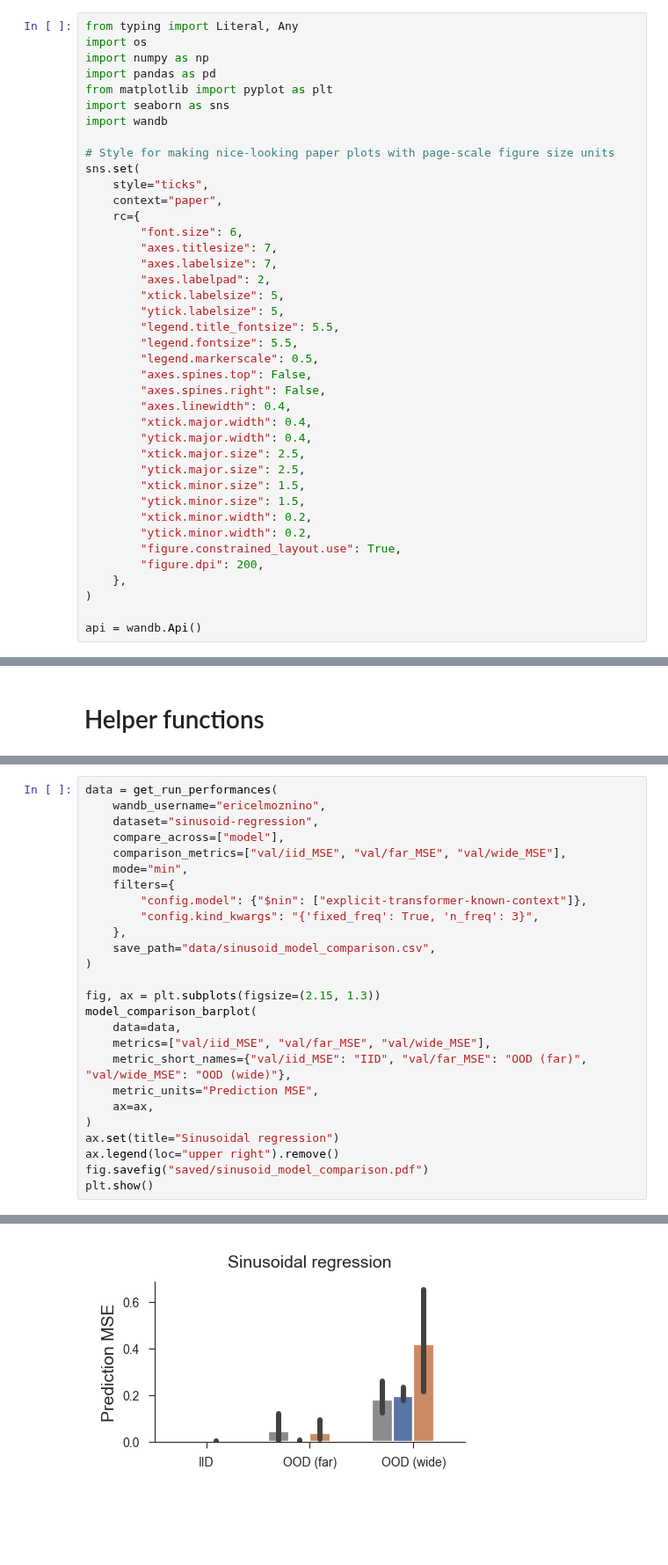
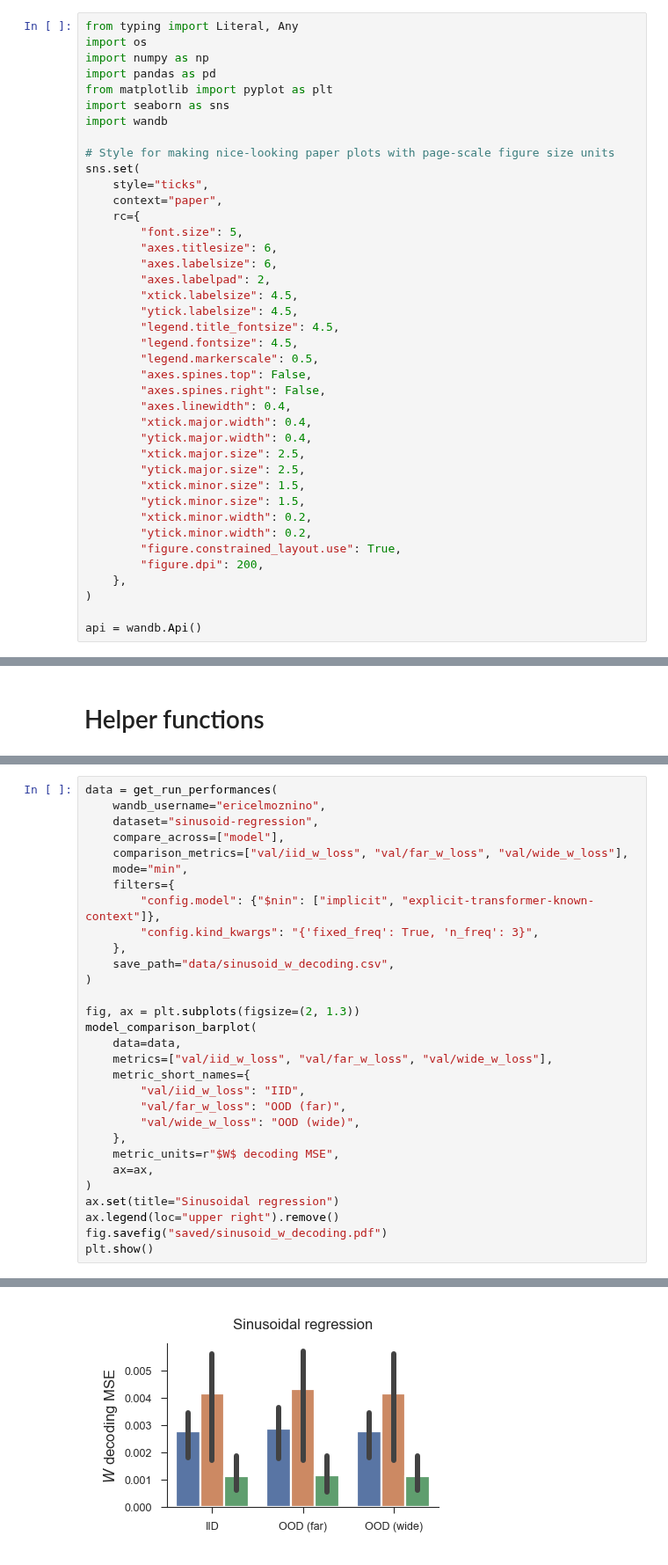
Before and after one commit to EricElmoznino/explicit_implicit_icl, a Jupyter notebook: notebooks/paper/figures.ipynb, the cells around one changed output, grey strips where cells are left out. Shown at 88% size. Drawn from its saved outputs; the diff is of its cells as text; blank space fills up the shorter version.

```diff
--- a/notebooks/paper/figures.ipynb
+++ b/notebooks/paper/figures.ipynb
@@ -16,14 +16,14 @@ sns.set(
     style="ticks",
     context="paper",
     rc={
-        "font.size": 6,
-        "axes.titlesize": 7,
-        "axes.labelsize": 7,
+        "font.size": 5,
+        "axes.titlesize": 6,
+        "axes.labelsize": 6,
         "axes.labelpad": 2,
-        "xtick.labelsize": 5,
-        "ytick.labelsize": 5,
-        "legend.title_fontsize": 5.5,
-        "legend.fontsize": 5.5,
+        "xtick.labelsize": 4.5,
+        "ytick.labelsize": 4.5,
+        "legend.title_fontsize": 4.5,
+        "legend.fontsize": 4.5,
         "legend.markerscale": 0.5,
         "axes.spines.top": False,
         "axes.spines.right": False,
@@ -340,25 +606,29 @@ data = get_run_performances(
     wandb_username="ericelmoznino",
     dataset="sinusoid-regression",
     compare_across=["model"],
-    comparison_metrics=["val/iid_MSE", "val/far_MSE", "val/wide_MSE"],
+    comparison_metrics=["val/iid_w_loss", "val/far_w_loss", "val/wide_w_loss"],
     mode="min",
     filters={
-        "config.model": {"$nin": ["explicit-transformer-known-context"]},
+        "config.model": {"$nin": ["implicit", "explicit-transformer-known-context"]},
         "config.kind_kwargs": "{'fixed_freq': True, 'n_freq': 3}",
     },
-    save_path="data/sinusoid_model_comparison.csv",
+    save_path="data/sinusoid_w_decoding.csv",
 )
 
-fig, ax = plt.subplots(figsize=(2.15, 1.3))
+fig, ax = plt.subplots(figsize=(2, 1.3))
 model_comparison_barplot(
     data=data,
-    metrics=["val/iid_MSE", "val/far_MSE", "val/wide_MSE"],
-    metric_short_names={"val/iid_MSE": "IID", "val/far_MSE": "OOD (far)", "val/wide_MSE": "OOD (wide)"},
-    metric_units="Prediction MSE",
+    metrics=["val/iid_w_loss", "val/far_w_loss", "val/wide_w_loss"],
+    metric_short_names={
+        "val/iid_w_loss": "IID",
+        "val/far_w_loss": "OOD (far)",
+        "val/wide_w_loss": "OOD (wide)",
+    },
+    metric_units=r"$W$ decoding MSE",
     ax=ax,
 )
 ax.set(title="Sinusoidal regression")
 ax.legend(loc="upper right").remove()
-fig.savefig("saved/sinusoid_model_comparison.pdf")
+fig.savefig("saved/sinusoid_w_decoding.pdf")
 plt.show()
 # %% [output]
@@ -365 +636 @@ plt.show()
-[figure, old version]
+[figure, new version]
```
Also changed, not shown: parts of 38 cells of this notebook, 14 other files.
